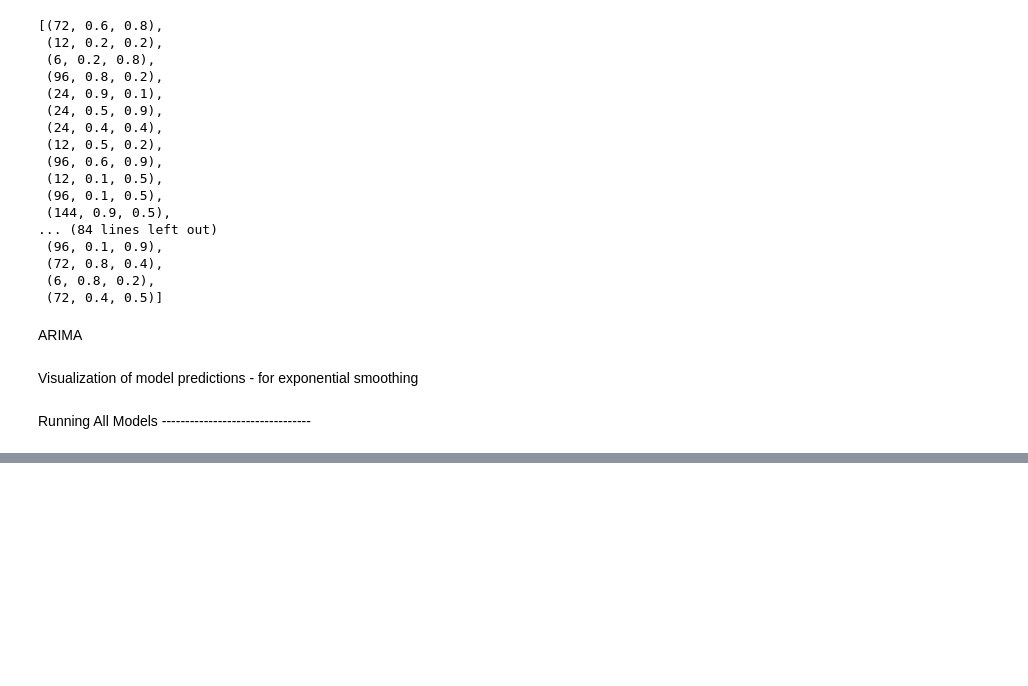
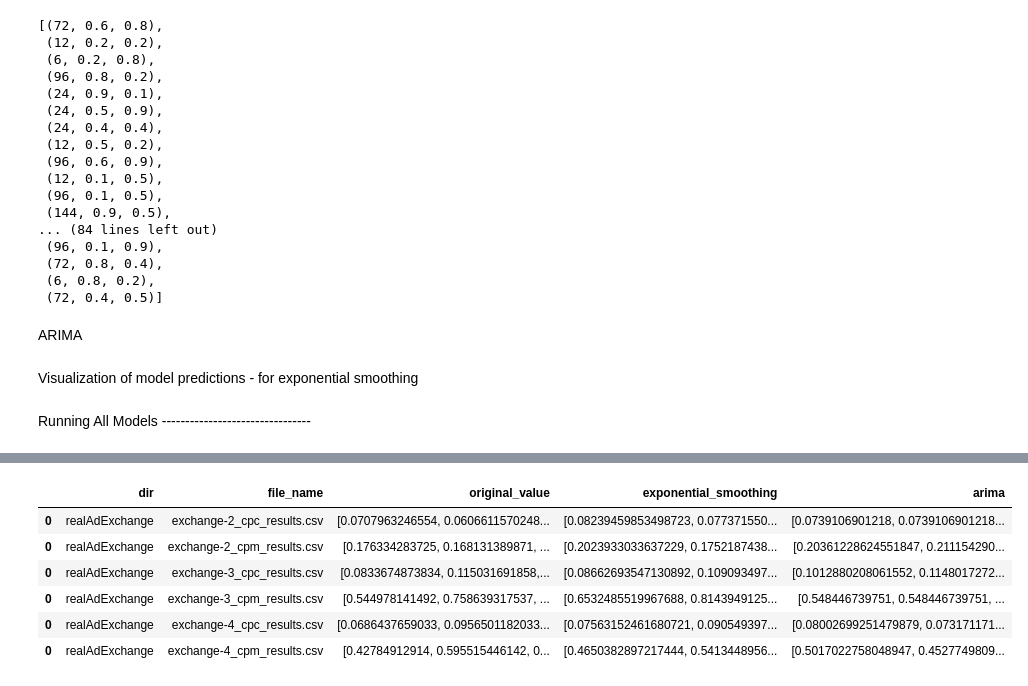
Before and after one commit to GPT-4-UOM/MetaFramework, a Jupyter notebook: notebook/app.ipynb, the cells around one changed output, grey strips where cells are left out. Saved outputs shown, nothing was run; the diff lists cells and outputs as text; code cells hidden in the pictures; blank space fills up the shorter version.

```diff
--- a/notebook/app.ipynb
+++ b/notebook/app.ipynb
@@ -500,5 +490,0 @@ def process_file(dir, file_name, df, param_grid_exponential):
-# %%
-for file_name in data[dir]:
-    df = data[dir][file_name]
-    print(f"Iterating for {dir} / {file_name}")
-    process_file(dir, file_name, df, param_grid_exponential)
@@ -522,0 +600,24 @@ Mean Squared Error (MSE): 1.0729040486288866
+# %%
+# Collect results for all files
+all_cpu_results = []
+all_memory_results = []
+all_time_results = []
+all_mae_results = []
+all_predicted_results = []
+
+for file_name in data[dir]:  # Assuming you have a list of file names called 'files'
+    df = data[dir][file_name]
+    print(f"Iterating for {dir} / {file_name}")
+    cpu_df, memory_df, time_df, mae_df, predicted_df = process_file(dir, file_name, df, param_grid_exponential)
+    all_cpu_results.append(cpu_df)
+    all_memory_results.append(memory_df)
+    all_time_results.append(time_df)
+    all_mae_results.append(mae_df)
+    all_predicted_results.append(predicted_df)
+
+# Concatenate results into single dataframes
+cpu_df_final = pd.concat(all_cpu_results)
+memory_df_final = pd.concat(all_memory_results)
+time_df_final = pd.concat(all_time_results)
+mae_df_final = pd.concat(all_mae_results)
+predicted_df_final = pd.concat(all_predicted_results)
@@ -522,0 +682,10 @@ Mean Squared Error (MSE): 1.0729040486288866
+# %%
+predicted_df_final
+# %% [output]
+|  | dir | file_name | original_value | exponential_smoothing | arima |
+| 0 | realAdExchange | exchange-2_cpc_results.csv | [0.0707963246554, 0.0606611570248... | [0.08239459853498723, 0.077371550... | [0.0739106901218, 0.0739106901218... |
+| 0 | realAdExchange | exchange-2_cpm_results.csv | [0.176334283725, 0.168131389871, ... | [0.2023933033637229, 0.1752187438... | [0.20361228624551847, 0.211154290... |
+| 0 | realAdExchange | exchange-3_cpc_results.csv | [0.0833674873834, 0.115031691858,... | [0.08662693547130892, 0.109093497... | [0.1012880208061552, 0.1148017272... |
+| 0 | realAdExchange | exchange-3_cpm_results.csv | [0.544978141492, 0.758639317537, ... | [0.6532485519967688, 0.8143949125... | [0.548446739751, 0.548446739751, ... |
+| 0 | realAdExchange | exchange-4_cpc_results.csv | [0.0686437659033, 0.0956501182033... | [0.07563152461680721, 0.090549397... | [0.08002699251479879, 0.073171171... |
+| 0 | realAdExchange | exchange-4_cpm_results.csv | [0.42784912914, 0.595515446142, 0... | [0.4650382897217444, 0.5413448956... | [0.5017022758048947, 0.4527749809... |
```
Also changed, not shown: parts of 10 cells of this notebook.
